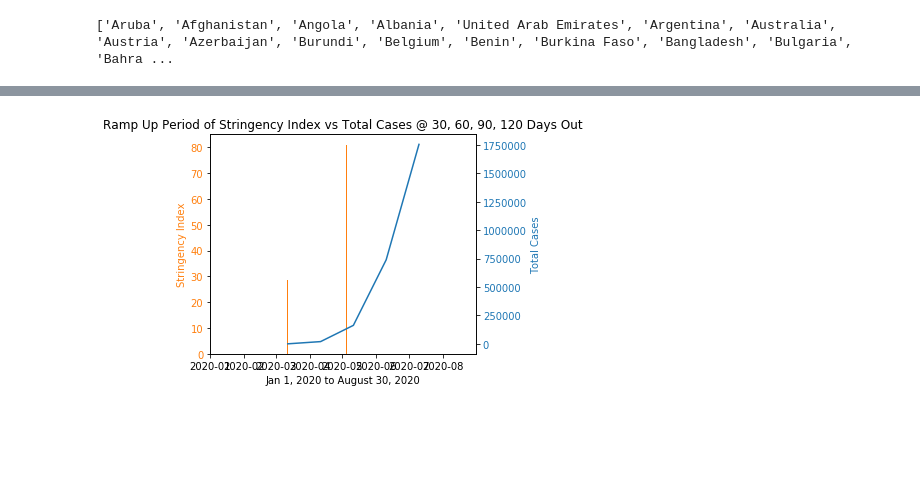
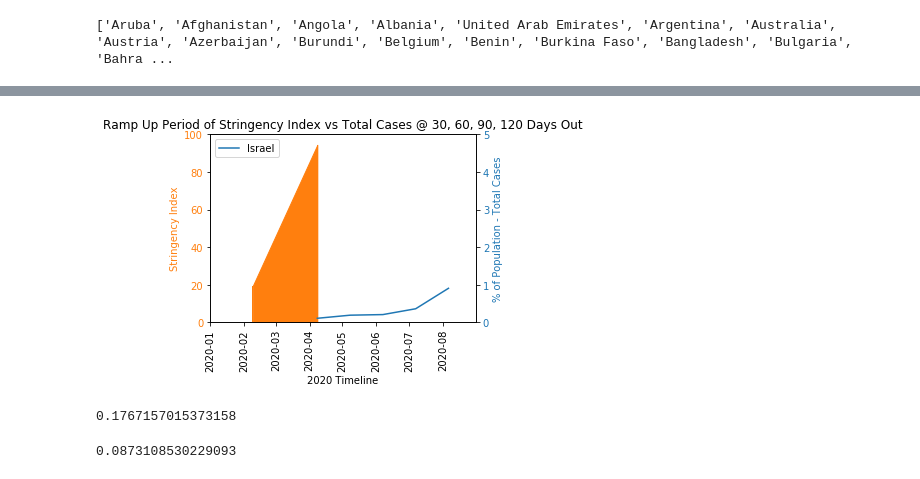
Before and after one commit to pmmfs/capstone-project, a Jupyter notebook: regulation/Analysis/rough_work_TBD_eventually/FINAL_government_regulation_impact_initial_analysis_MK_v4.ipynb, the cells around one changed output, grey strips where cells are left out. Saved outputs shown, nothing was run; the diff lists cells and outputs as text; code cells hidden in the pictures; blank space fills up the shorter version.

Commit message:
finalized initial analysis over ramp up period

```diff
--- a/regulation/Analysis/rough_work_TBD_eventually/FINAL_government_regulation_impact_initial_analysis_MK_v4.ipynb
+++ b/regulation/Analysis/rough_work_TBD_eventually/FINAL_government_regulation_impact_initial_analysis_MK_v4.ipynb
@@ -477,5 +507,11 @@ ramp_up_future.head()
 # %%
 # Add new columns for % change from shifter results
+
+# end of ramp up...
+ramp_up_future["end_Days_Percentage_Change_Tests"] = ((ramp_up_future["total_tests_end"]-ramp_up_details["total_tests_beg"])/ramp_up_details["total_tests_beg"])*100
+ramp_up_future["end_Days_Percentage_Change_Cases"] = ((ramp_up_future["total_cases_end"]-ramp_up_details["total_cases_beg"])/ramp_up_details["total_cases_beg"])*100
+ramp_up_future["end_Days_Percentage_Change_Deaths"] = ((ramp_up_future["total_deaths_end"]-ramp_up_details["total_deaths_beg"])/ramp_up_details["total_deaths_beg"])*100
+
 # 30 Days out...
 ramp_up_future["30_Days_Percentage_Change_Tests"] = ((ramp_up_future["total_tests_30"]-ramp_up_details["total_tests_beg"])/ramp_up_details["total_tests_beg"])*100
 ramp_up_future["30_Days_Percentage_Change_Cases"] = ((ramp_up_future["total_cases_30"]-ramp_up_details["total_cases_beg"])/ramp_up_details["total_cases_beg"])*100
@@ -635,0 +705,3 @@ ramp_up_details.head()
+# %%
+# Drop Nulls
+ramp_up_details = ramp_up_details.dropna()
@@ -656,13 +923,19 @@ ramp_end = country['ramp_end'].to_list()
 stringency_min = country['min_stringency'].to_list()
 stringency_max = country['max_stringency'].to_list()
 
-beg_cases = country['total_cases_beg'].to_list()
-thirty_cases = country['total_cases_30'].to_list()
-sixty_cases = country['total_cases_60'].to_list()
-ninety_cases = country['total_cases_90'].to_list()
-one_twenty_cases = country['total_cases_120'].to_list()
+ramp_end_cases = country['percent_pop_cases_end'].to_list()
+thirty_cases = country['percent_pop_cases_30'].to_list()
+sixty_cases = country['percent_pop_cases_60'].to_list()
+ninety_cases = country['percent_pop_cases_90'].to_list()
+one_twenty_cases = country['percent_pop_cases_120'].to_list()
 
-beg_date = country['ramp_start'].to_list()
+ramp_end_deaths = country['percent_pop_deaths_end'].to_list()
+thirty_deaths = country['percent_pop_deaths_30'].to_list()
+sixty_deaths = country['percent_pop_deaths_60'].to_list()
+ninety_deaths = country['percent_pop_deaths_90'].to_list()
+one_twenty_deaths = country['percent_pop_deaths_120'].to_list()
+
+ramp_end_date = country['ramp_end'].to_list()
 thirty_date = country['thirty_days'].to_list()
 sixty_date = country['sixty_days'].to_list()
 ninety_date = country['ninety_days'].to_list()
@@ -678,6 +951,8 @@ x_axis = ramp_beg + ramp_end
 x_axis = pd.to_datetime(x_axis)
 y_axis = stringency_min + stringency_max
 
-x_axis1 = beg_date + thirty_date + sixty_date + ninety_date + one_twenty_date
+x_axis1 = ramp_end_date + thirty_date + sixty_date + ninety_date + one_twenty_date
 x_axis1 = pd.to_datetime(x_axis1)
-y_axis1 = beg_cases + thirty_cases + sixty_cases + ninety_cases + one_twenty_cases
+
+y_axis1 = ramp_end_cases + thirty_cases + sixty_cases + ninety_cases + one_twenty_cases
+y_axis2 = ramp_end_deaths + thirty_deaths + sixty_deaths + ninety_deaths + one_twenty_deaths
@@ -684,25 +1059,30 @@ y_axis1 = beg_cases + thirty_cases + sixty_cases + ninety_cases + one_twenty_cas
 # %%
-# Create comparison plot - Ramp Up vs Future Total Cases
+# Create comparison plot - Ramp Up vs Future Total % of Population - Cases
 fig, ax1 = plt.subplots()
 
 color = 'tab:orange'
-ax1.set_xlabel('Jan 1, 2020 to August 30, 2020')
+ax1.set_xlabel('2020 Timeline')
 ax1.set_ylabel('Stringency Index', color=color)
 ax1.bar(x_axis, y_axis, color=color)
 ax1.tick_params(axis='y', labelcolor=color)
+ax1.fill_between(x_axis,y_axis,color=color)
+plt.ylim(0,100)
+plt.xticks(rotation = 90)
 
 ax2 = ax1.twinx()  # instantiate a second axes that shares the same x-axis
 
 color = 'tab:blue'
-ax2.set_ylabel('Total Cases', color=color)  # we already handled the x-label with ax1
+ax2.set_ylabel('% of Population - Total Cases', color=color)
 ax2.plot(x_axis1, y_axis1, color=color)
 ax2.tick_params(axis='y', labelcolor=color)
+plt.ylim(0,5)
 
 plt.title("Ramp Up Period of Stringency Index vs Total Cases @ 30, 60, 90, 120 Days Out")
+plt.legend(country.index, loc=2)
 
 plt.xlim(start,end)
 
 fig.tight_layout()  # otherwise the right y-label is slightly clipped
 plt.show()
 # %% [output]
-[figure, old version]
+[figure, new version]
@@ -708,0 +1094,12 @@ plt.show()
+# %%
+slope_cases
+# %% [output]
+0.1767157015373158
+# %%
+# To detemine adjusted x_axis for calculation of slope and y axis limit
+print(merged_covid_df['percentage_of_Pop_Total_Deaths'].max())
+
+# Max amount is 4.11, therefore 5 will be maximum x_axis value
+x_axis00 = [0.01,0.03,0.05,0.07,0.09]
+# %% [output]
+0.0873108530229093
```
Also changed, not shown: parts of 29 cells of this notebook.
